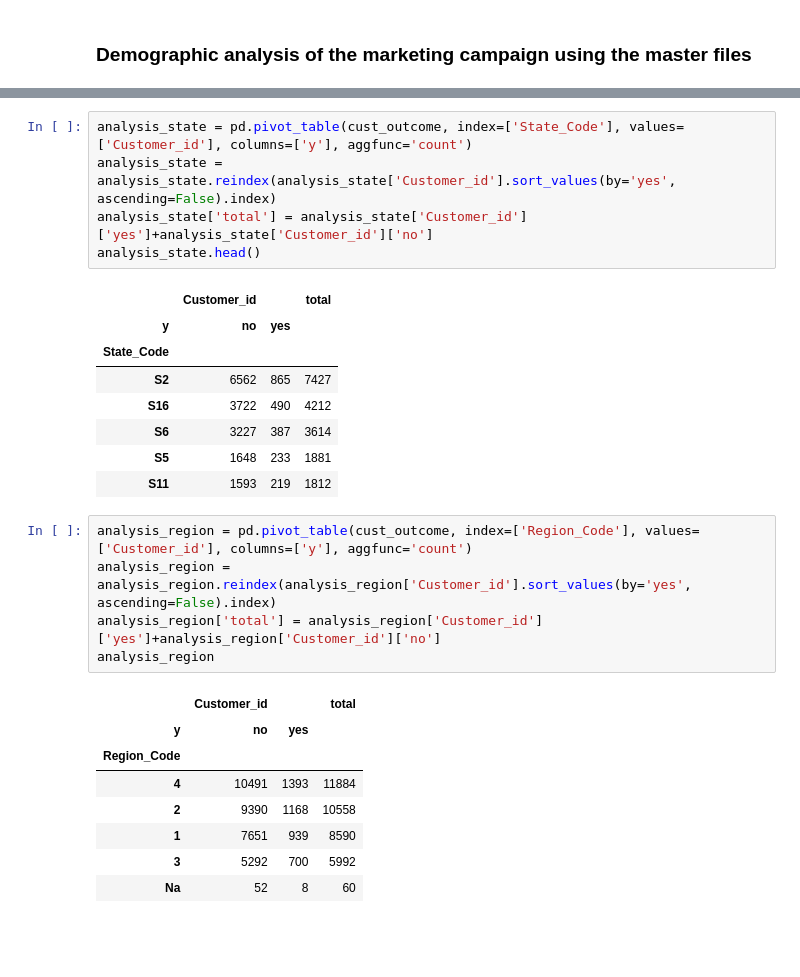
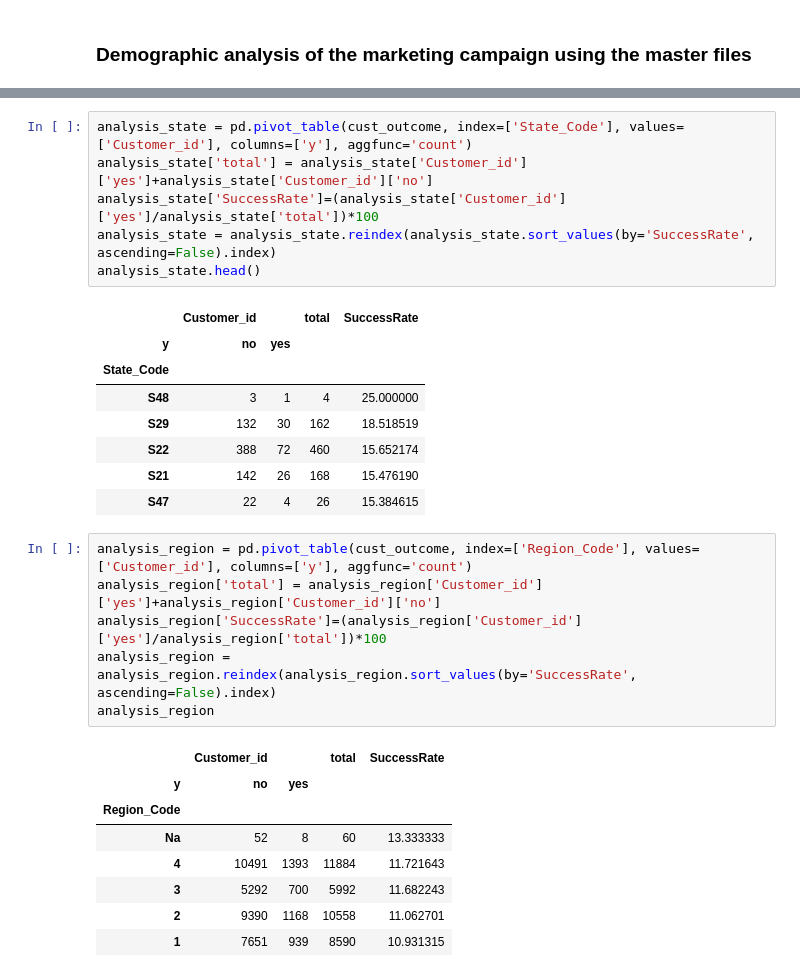
Before and after one commit to KavyaParashar/aiacademy, a Jupyter notebook: Task 1.1.ipynb, the cells around one changed output, grey strips where cells are left out. Drawn from its saved outputs; the diff is of its cells as text; blank space fills up the shorter version.

```diff
--- a/Task 1.1.ipynb
+++ b/Task 1.1.ipynb
@@ -134,28 +137,30 @@ analysis_married
 # %%
 analysis_state = pd.pivot_table(cust_outcome, index=['State_Code'], values=['Customer_id'], columns=['y'], aggfunc='count')
-analysis_state = analysis_state.reindex(analysis_state['Customer_id'].sort_values(by='yes', ascending=False).index)
 analysis_state['total'] = analysis_state['Customer_id']['yes']+analysis_state['Customer_id']['no']
+analysis_state['SuccessRate']=(analysis_state['Customer_id']['yes']/analysis_state['total'])*100
+analysis_state = analysis_state.reindex(analysis_state.sort_values(by='SuccessRate', ascending=False).index)
 analysis_state.head()
 # %% [output]
-|  | Customer_id |  | total |
-| y | no | yes |  |
-| State_Code |  |  |  |
-| S2 | 6562 | 865 | 7427 |
-| S16 | 3722 | 490 | 4212 |
-| S6 | 3227 | 387 | 3614 |
-| S5 | 1648 | 233 | 1881 |
-| S11 | 1593 | 219 | 1812 |
+|  | Customer_id |  | total | SuccessRate |
+| y | no | yes |  |  |
+| State_Code |  |  |  |  |
+| S48 | 3 | 1 | 4 | 25.000000 |
+| S29 | 132 | 30 | 162 | 18.518519 |
+| S22 | 388 | 72 | 460 | 15.652174 |
+| S21 | 142 | 26 | 168 | 15.476190 |
+| S47 | 22 | 4 | 26 | 15.384615 |
 # %%
 analysis_region = pd.pivot_table(cust_outcome, index=['Region_Code'], values=['Customer_id'], columns=['y'], aggfunc='count')
-analysis_region = analysis_region.reindex(analysis_region['Customer_id'].sort_values(by='yes', ascending=False).index)
 analysis_region['total'] = analysis_region['Customer_id']['yes']+analysis_region['Customer_id']['no']
+analysis_region['SuccessRate']=(analysis_region['Customer_id']['yes']/analysis_region['total'])*100
+analysis_region = analysis_region.reindex(analysis_region.sort_values(by='SuccessRate', ascending=False).index)
 analysis_region
 # %% [output]
-|  | Customer_id |  | total |
-| y | no | yes |  |
-| Region_Code |  |  |  |
-| 4 | 10491 | 1393 | 11884 |
-| 2 | 9390 | 1168 | 10558 |
-| 1 | 7651 | 939 | 8590 |
-| 3 | 5292 | 700 | 5992 |
-| Na | 52 | 8 | 60 |
+|  | Customer_id |  | total | SuccessRate |
+| y | no | yes |  |  |
+| Region_Code |  |  |  |  |
+| Na | 52 | 8 | 60 | 13.333333 |
+| 4 | 10491 | 1393 | 11884 | 11.721643 |
+| 3 | 5292 | 700 | 5992 | 11.682243 |
+| 2 | 9390 | 1168 | 10558 | 11.062701 |
+| 1 | 7651 | 939 | 8590 | 10.931315 |
```
Also changed, not shown: parts of 3 cells of this notebook.
